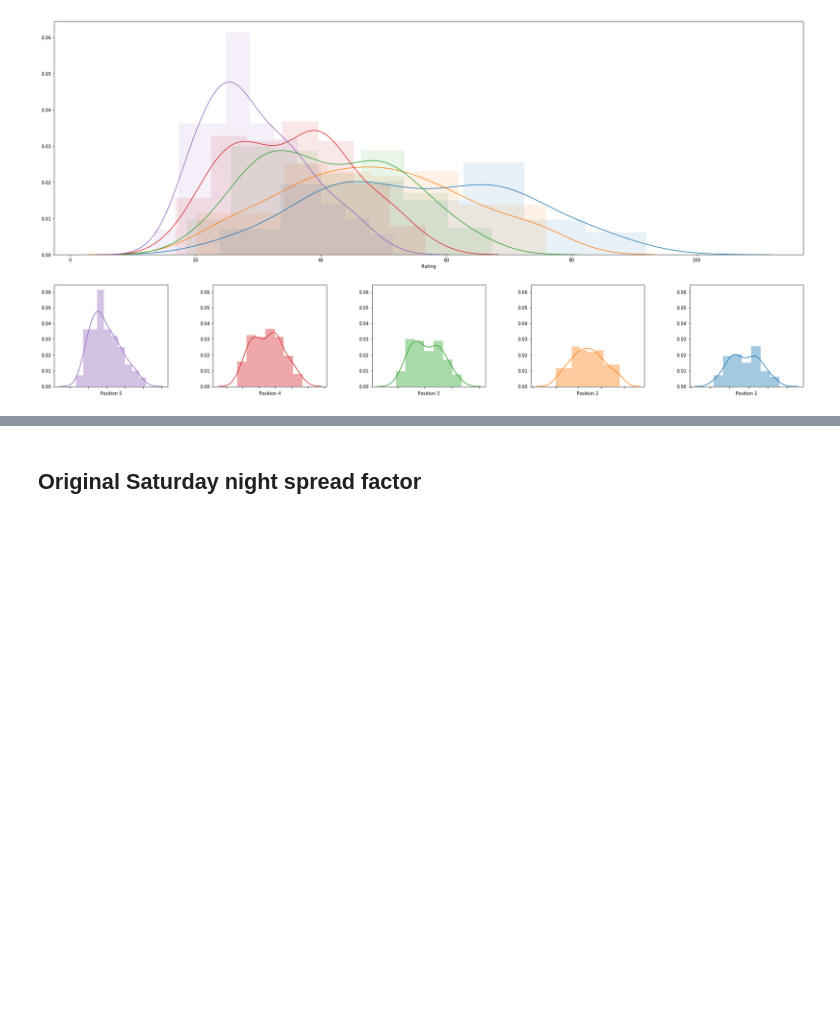
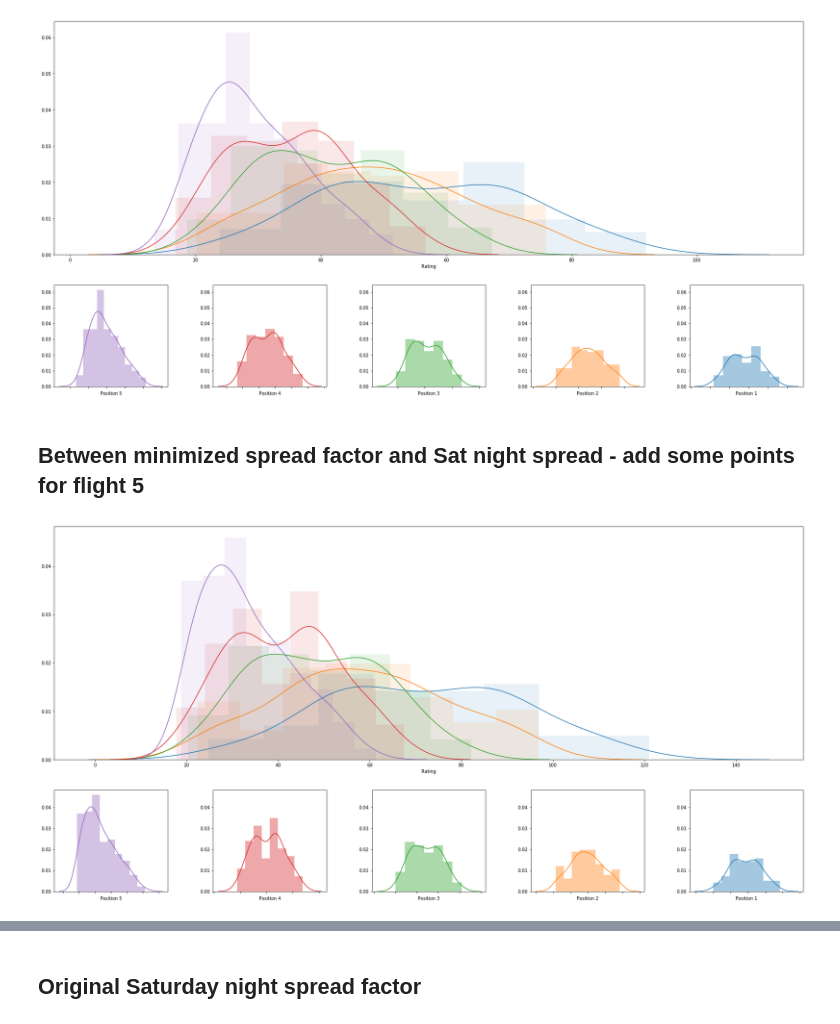
Before and after one commit to mas-dse-mhardist/collegebeachvball, a Jupyter notebook: Updated Rankings.ipynb, the cells around one changed output, grey strips where cells are left out. Cells and saved outputs as stored; diff of their text form; code cells hidden in the pictures; blank space fills up the shorter version.

```diff
--- a/Updated Rankings.ipynb
+++ b/Updated Rankings.ipynb
@@ -254,3 +286,11 @@ rd = plot_rating_distribution(d['match_history'])
 get_top_players(d['match_history'], position_='all').head(100).to_csv('011_009_005_003_000.csv')
 # %% [output]
 [figure]
+# %% [markdown]
+## Between minimized spread factor and Sat night spread - add some points for flight 5
+# %%
+d = create_ratings_from_matches(df, [1.7, 1.2, .7, .45, .1])
+rd = plot_rating_distribution(d['match_history'])
+get_top_players(d['match_history'], position_='all').head(100).to_csv('170_120_070_045_010.csv')
+# %% [output]
+[figure, added]
```
Also changed, not shown: parts of 23 cells of this notebook, 7 other files.
